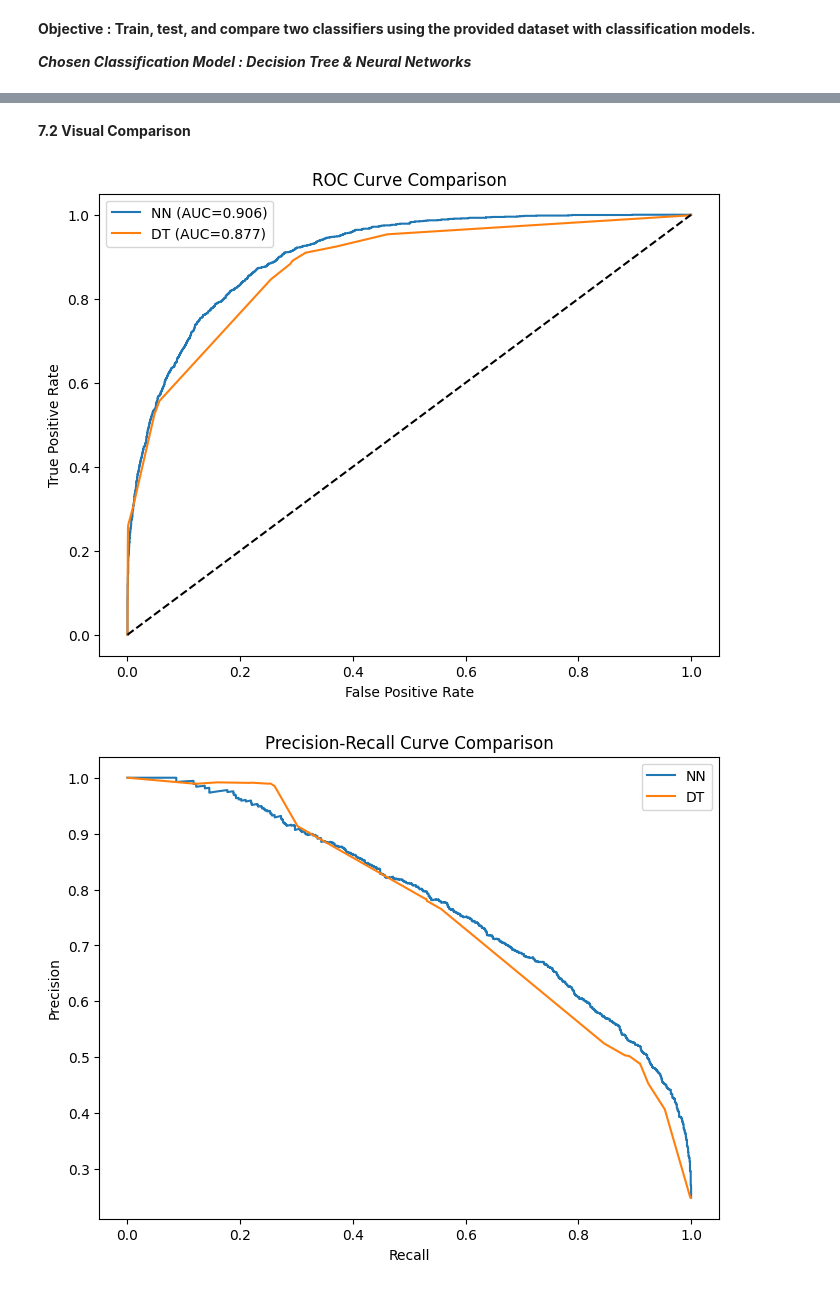
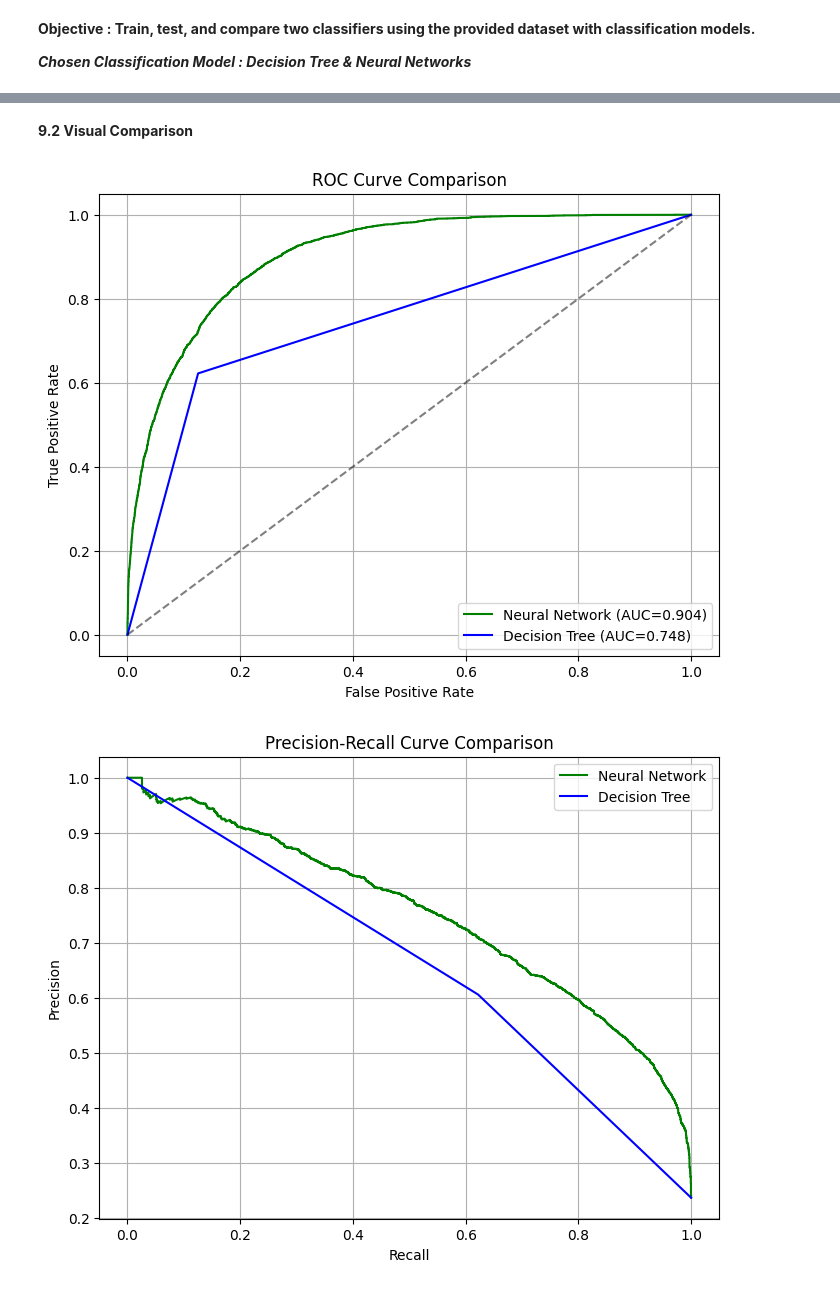
Before and after one commit to GerryJulian/Model_Comparison, a Jupyter notebook: data_processing/main.ipynb, the cells around one changed output, grey strips where cells are left out. Saved outputs shown, nothing was run; the diff lists cells and outputs as text; code cells hidden in the pictures.

```diff
--- a/data_processing/main.ipynb
+++ b/data_processing/main.ipynb
@@ -414,0 +777,15 @@ y_nn = df["income"].apply(lambda x: 1 if x==">50K" else 0)
+# %%
+# --------------------------
+# 7. Data Preparation for Modeling
+# --------------------------
+# --------------------------
+# 7.1: Train/Validation/Test Split
+# --------------------------
+
+X_train, X_val, y_train, y_val = train_test_split(
+    X_train_full, y_train_full, test_size=0.2, random_state=42, stratify=y_train_full
+)
+
+print("Training set shape:", X_train.shape, y_train.shape)
+print("Validation set shape:", X_val.shape, y_val.shape)
+print("Test set shape:", X_test.shape, y_test.shape)
@@ -771,61 +1114,64 @@ weighted avg       0.84      0.85      0.84      6028
 # %% [markdown]
-**7.2 Visual Comparison**
+**9.2 Visual Comparison**
 # %%
 # --------------------------
-# 7.2 : Visual Comparison
+# 9.2 : Visual Comparison
 # --------------------------
-
-
 # ----------------------------
 # 1. ROC Curve
 # ----------------------------
-y_nn_prob = nn_model.predict_proba(X_nn_test)[:,1]
-y_dt_prob = dt_model.predict_proba(X_test_dt)[:,1]
+# Use predict_proba from the trained pipelines or models
+y_nn_prob = grid_nn.predict_proba(X_test)[:, 1]   # X_test after preprocessing in pipeline
+y_dt_prob = grid_dt.predict_proba(X_test)[:, 1]   # X_test after preprocessing in pipeline
 
-fpr_nn, tpr_nn, _ = roc_curve(y_nn_test, y_nn_prob)
-fpr_dt, tpr_dt, _ = roc_curve(y_test_dt, y_dt_prob)
+# Compute ROC curves
+fpr_nn, tpr_nn, _ = roc_curve(y_test, y_nn_prob)
+fpr_dt, tpr_dt, _ = roc_curve(y_test, y_dt_prob)
 
 plt.figure(figsize=(8,6))
-plt.plot(fpr_nn, tpr_nn, label=f"NN (AUC={auc(fpr_nn,tpr_nn):.3f})")
-plt.plot(fpr_dt, tpr_dt, label=f"DT (AUC={auc(fpr_dt,tpr_dt):.3f})")
-plt.plot([0,1],[0,1],'k--')
+plt.plot(fpr_nn, tpr_nn, label=f"Neural Network (AUC={auc(fpr_nn, tpr_nn):.3f})", color="green")
+plt.plot(fpr_dt, tpr_dt, label=f"Decision Tree (AUC={auc(fpr_dt, tpr_dt):.3f})", color="blue")
+plt.plot([0,1],[0,1],'k--', alpha=0.5)
 plt.xlabel("False Positive Rate")
 plt.ylabel("True Positive Rate")
 plt.title("ROC Curve Comparison")
 plt.legend()
+plt.grid(True)
 plt.show()
 
 
 # ----------------------------
 # 2. Precision-Recall Curve
 # ----------------------------
-prec_nn, rec_nn, _ = precision_recall_curve(y_nn_test, y_nn_prob)
-prec_dt, rec_dt, _ = precision_recall_curve(y_test_dt, y_dt_prob)
+prec_nn, rec_nn, _ = precision_recall_curve(y_test, y_nn_prob)
+prec_dt, rec_dt, _ = precision_recall_curve(y_test, y_dt_prob)
 
 plt.figure(figsize=(8,6))
-plt.plot(rec_nn, prec_nn, label="NN")
-plt.plot(rec_dt, prec_dt, label="DT")
+plt.plot(rec_nn, prec_nn, label="Neural Network", color="green")
+plt.plot(rec_dt, prec_dt, label="Decision Tree", color="blue")
 plt.xlabel("Recall")
 plt.ylabel("Precision")
 plt.title("Precision-Recall Curve Comparison")
 plt.legend()
+plt.grid(True)
 plt.show()
+
 
 # ----------------------------
 # 3. Confusion Matrix
 # ----------------------------
 fig, ax = plt.subplots(1, 2, figsize=(12,5))
 
 # Decision Tree
-ConfusionMatrixDisplay.from_estimator(dt_model, X_test_dt, y_test_dt, ax=ax[0], cmap="Blues")
+ConfusionMatrixDisplay.from_estimator(grid_dt, X_test, y_test, ax=ax[0], cmap="Blues")
 ax[0].set_title("Decision Tree")
 
 # Neural Network
-ConfusionMatrixDisplay.from_estimator(nn_model, X_nn_test, y_nn_test, ax=ax[1], cmap="Greens")
+ConfusionMatrixDisplay.from_estimator(grid_nn, X_test, y_test, ax=ax[1], cmap="Greens")
 ax[1].set_title("Neural Network")
 
 plt.tight_layout()
 plt.show()
 # %% [output]
-[figure, old version]
+[figure, new version]
-[figure, old version]
+[figure, new version]
```
Also changed, not shown: parts of 61 cells of this notebook, 1 other file.
